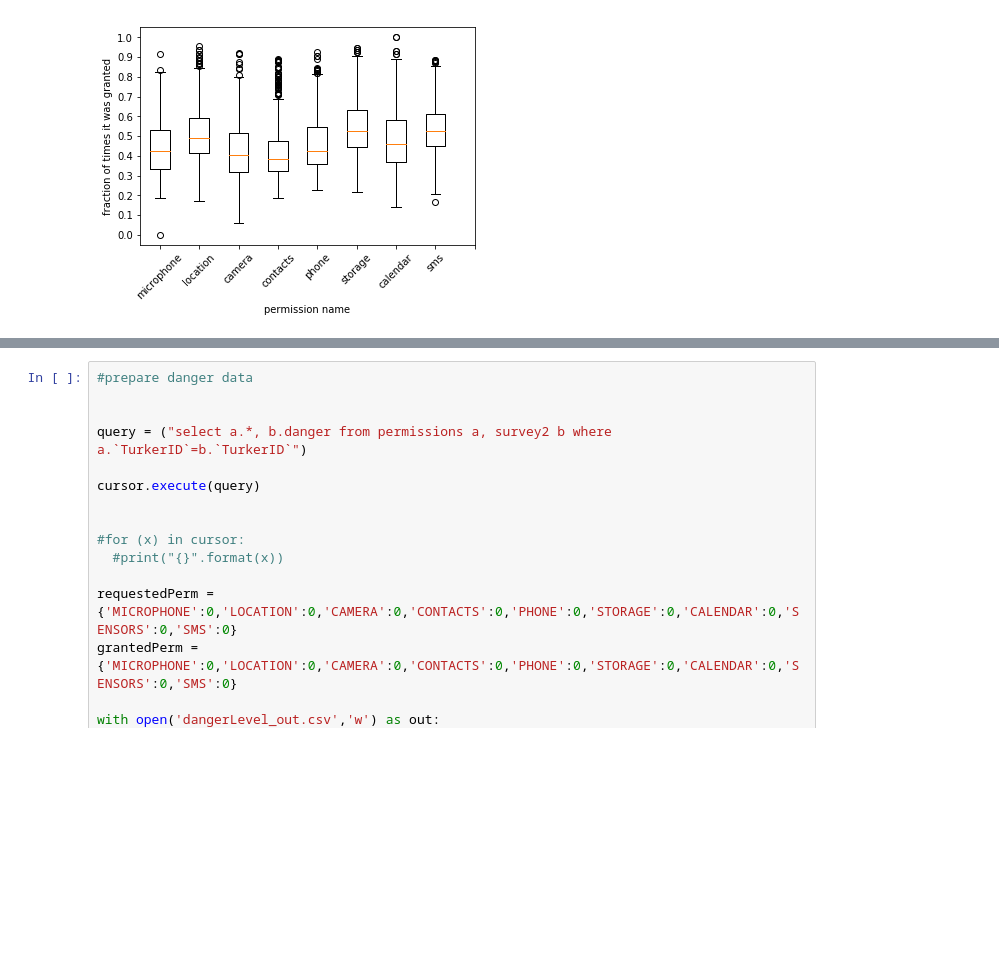
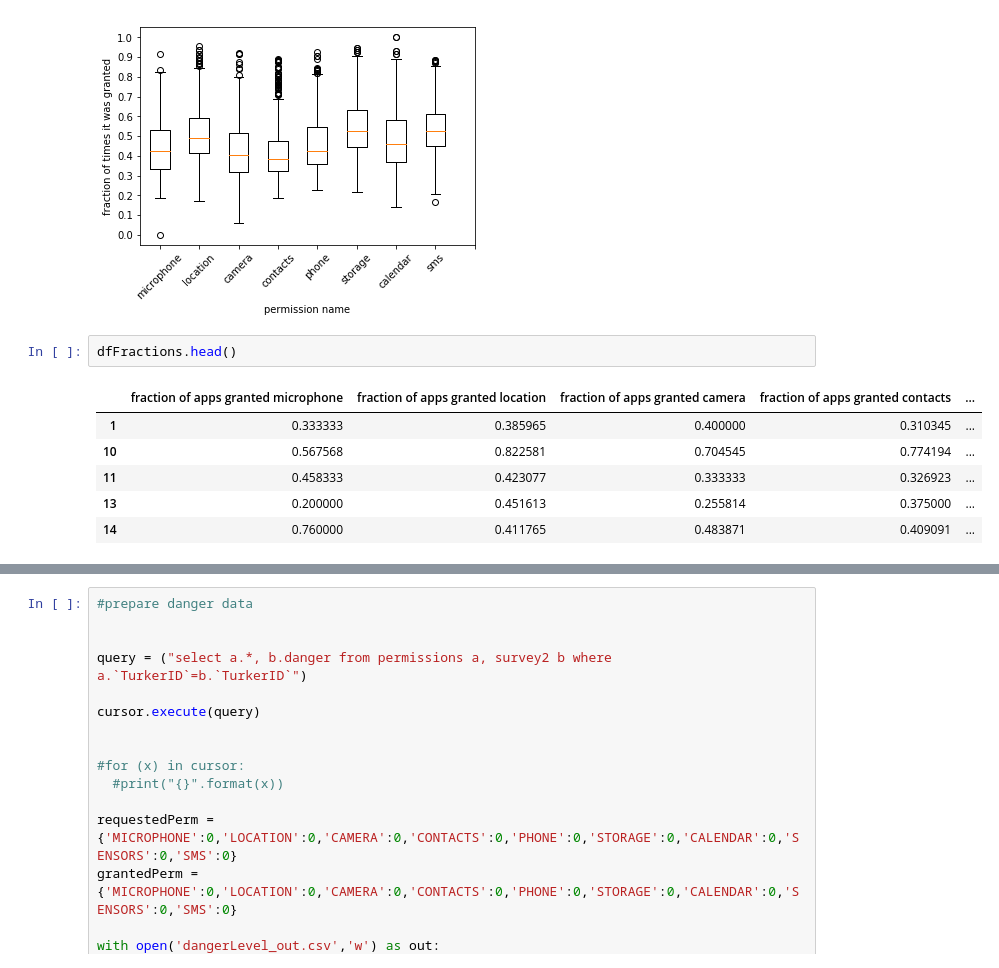
Before and after one commit to Qatrunnada/THIRD-crowdperm-analysis, a Jupyter notebook: THIRD-crowdperm-main-analysis copy.ipynb, the cells around one changed output, grey strips where cells are left out. Saved outputs shown, nothing was run; the diff lists cells and outputs as text; blank space fills up the shorter version.

```diff
--- a/THIRD-crowdperm-main-analysis copy.ipynb
+++ b/THIRD-crowdperm-main-analysis copy.ipynb
@@ -264,6 +264,15 @@ plt.yticks([0.0,0.1,0.2,0.3,0.4,0.5,0.6,0.7,0.8,0.9,1.0])
 plt.show()
 # %% [output]
 [figure]
+# %%
+dfFractions.head()
+# %% [output]
+|  | fraction of apps granted microphone | fraction of apps granted location | fraction of apps granted camera | fraction of apps granted contacts | ... |
+| 1 | 0.333333 | 0.385965 | 0.400000 | 0.310345 | ... |
+| 10 | 0.567568 | 0.822581 | 0.704545 | 0.774194 | ... |
+| 11 | 0.458333 | 0.423077 | 0.333333 | 0.326923 | ... |
+| 13 | 0.200000 | 0.451613 | 0.255814 | 0.375000 | ... |
+| 14 | 0.760000 | 0.411765 | 0.483871 | 0.409091 | ... |
 # %%
 import seaborn as sns
 import matplotlib.pyplot as plt
```
Also changed, not shown: parts of 18 cells of this notebook, 2 other files.
